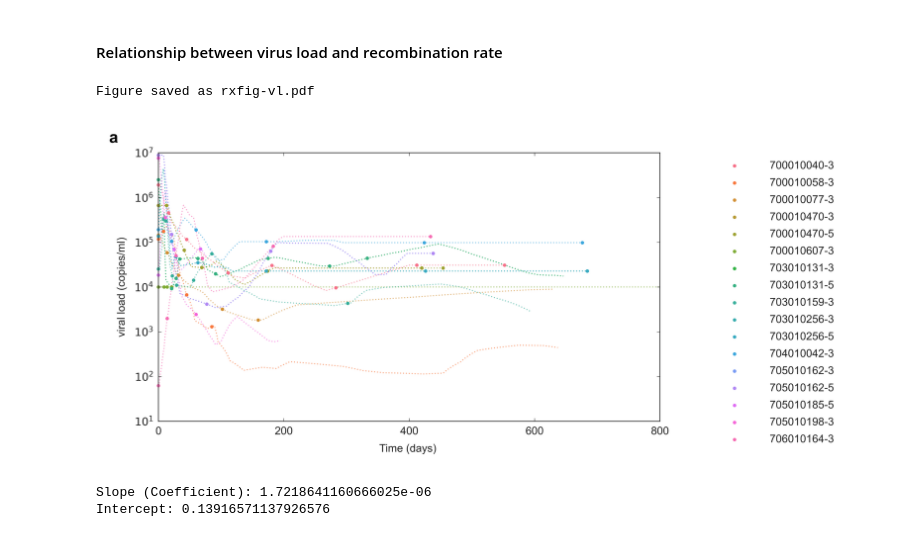
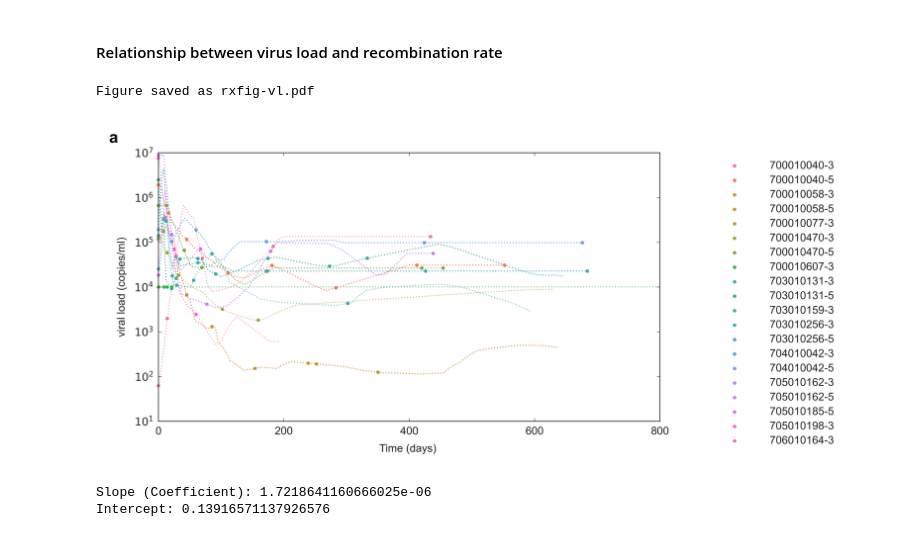
Before and after one commit to bartonlab/paper-binary-trait-inference, a Jupyter notebook: reply.ipynb, the cells around one changed output. Saved outputs shown, nothing was run; the diff lists cells and outputs as text; code cells hidden in the pictures.

Commit message:
Update figures
update figures and data after changing the standard for choosing binary traits for HIV

```diff
--- a/reply.ipynb
+++ b/reply.ipynb
@@ -247,21 +233,22 @@ Figure saved as rxfig-different-r-tc.pdf
 # %%
 'Figure for virus load at different times'
 
 importlib.reload(mp)
 importlib.reload(fig)
 
-trait_tags = ['700010040-3', '700010058-3', '700010077-3', '700010470-3', '700010470-5', '700010607-3',
-              '703010131-3', '703010131-5', '703010159-3', '703010256-3', '703010256-5', '704010042-3',
+trait_tags = ['700010040-3', '700010040-5', '700010058-3', '700010058-5', '700010077-3',
+              '700010470-3', '700010470-5', '700010607-3', '703010131-3', '703010131-5',
+              '703010159-3', '703010256-3', '703010256-5', '704010042-3', '704010042-5',
               '705010162-3', '705010162-5', '705010185-5', '705010198-3', '706010164-3']
 
 pdata = {
     'tags': trait_tags,
 }
 
 fig.plot_virus_load(**pdata)
 # %% [output]
 Figure saved as rxfig-vl.pdf
-[figure, old version]
+[figure, new version]
 # %%
 'Use a linear fitting to describe the relationship between VL and r'
 
```
Also changed, not shown: parts of 12 cells of this notebook, 38 other files.
